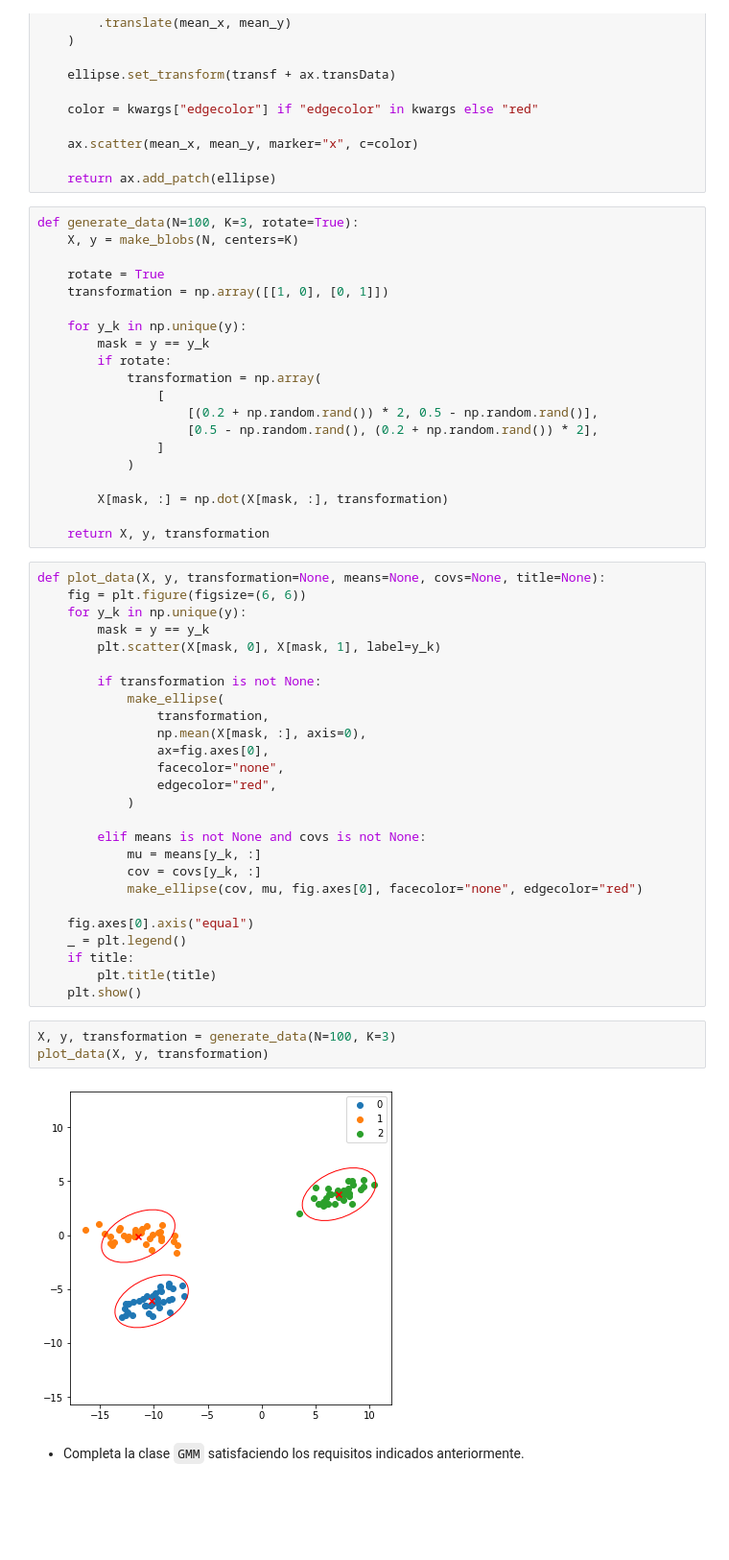
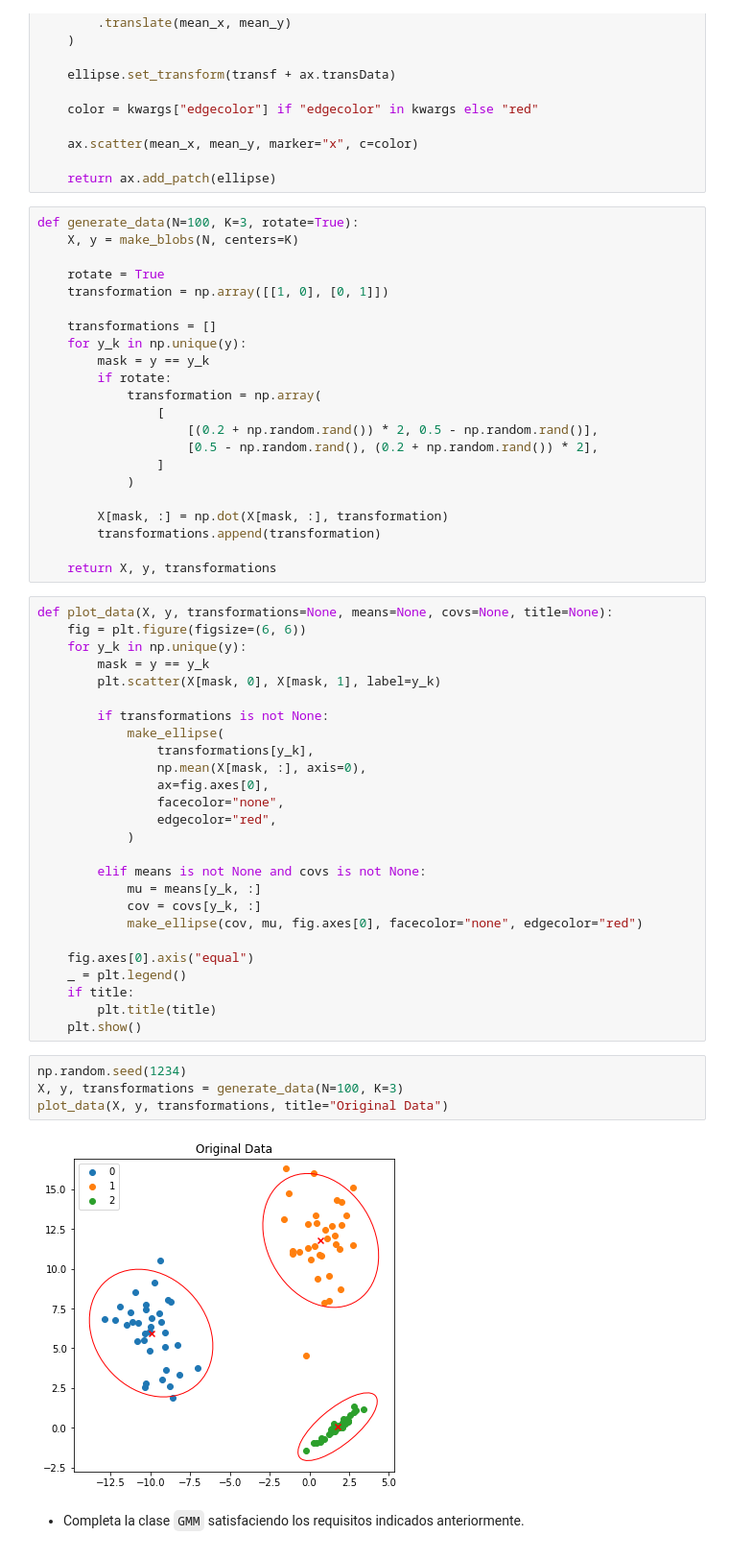
Before and after one commit to glorelvalle/mucd-mg, a Jupyter notebook: mba/p1/Practica_GMM.ipynb, the cells around one changed output. Shown at 96% size. Drawn from its saved outputs; the diff is of its cells as text; blank space fills up the shorter version.

```diff
--- a/mba/p1/Practica_GMM.ipynb
+++ b/mba/p1/Practica_GMM.ipynb
@@ -121,6 +121,7 @@ def generate_data(N=100, K=3, rotate=True):
     rotate = True
     transformation = np.array([[1, 0], [0, 1]])
 
+    transformations = []
     for y_k in np.unique(y):
         mask = y == y_k
         if rotate:
@@ -132,18 +133,19 @@ def generate_data(N=100, K=3, rotate=True):
             )
 
         X[mask, :] = np.dot(X[mask, :], transformation)
+        transformations.append(transformation)
 
-    return X, y, transformation
+    return X, y, transformations
 # %%
-def plot_data(X, y, transformation=None, means=None, covs=None, title=None):
+def plot_data(X, y, transformations=None, means=None, covs=None, title=None):
     fig = plt.figure(figsize=(6, 6))
     for y_k in np.unique(y):
         mask = y == y_k
         plt.scatter(X[mask, 0], X[mask, 1], label=y_k)
 
-        if transformation is not None:
+        if transformations is not None:
             make_ellipse(
-                transformation,
+                transformations[y_k],
                 np.mean(X[mask, :], axis=0),
                 ax=fig.axes[0],
                 facecolor="none",
@@ -161,10 +163,11 @@ def plot_data(X, y, transformation=None, means=None, covs=None, title=None):
         plt.title(title)
     plt.show()
 # %%
-X, y, transformation = generate_data(N=100, K=3)
-plot_data(X, y, transformation)
+np.random.seed(1234)
+X, y, transformations = generate_data(N=100, K=3)
+plot_data(X, y, transformations, title="Original Data")
 # %% [output]
-[figure, old version]
+[figure, new version]
 # %% [markdown]
 <div class="qst">
 
```
Also changed, not shown: parts of 10 cells of this notebook.
